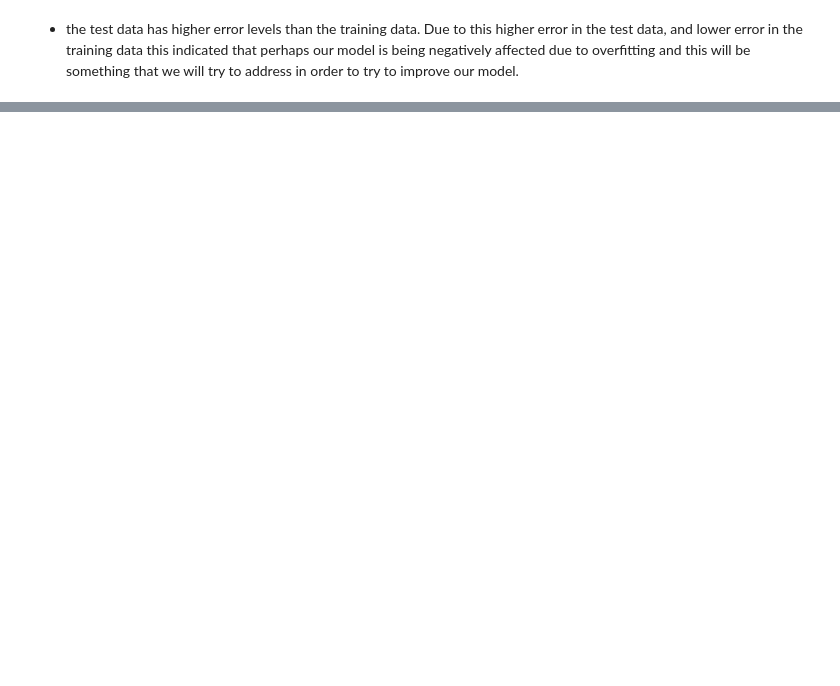
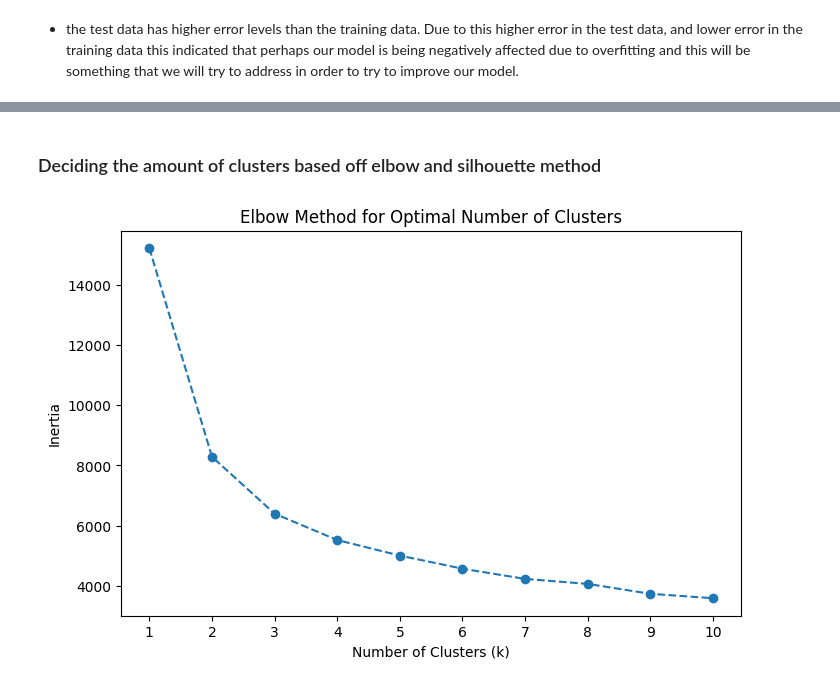
Before and after one commit to joepo95/DTSC-Project-Group-3, a Jupyter notebook: Group Project/sprint5.ipynb, the cells around one changed output, grey strips where cells are left out. Cells and saved outputs as stored; diff of their text form; code cells hidden in the pictures; blank space fills up the shorter version.

```diff
--- a/Group Project/sprint5.ipynb
+++ b/Group Project/sprint5.ipynb
@@ -1019,0 +1338,25 @@ Training RMSE: 101.3116190713241, Test RMSE: 163.48009595779453
+# %% [markdown]
+### Deciding the amount of clusters based off elbow and silhouette method
+# %%
+import matplotlib.pyplot as plt
+from sklearn.cluster import KMeans
+
+# Step 1: Compute inertia for different values of n_clusters
+inertia_values = []
+cluster_range = range(1, 11)  # Test 1 to 10 clusters
+
+for k in cluster_range:
+    kmeans = KMeans(n_clusters=k, random_state=42)
+    kmeans.fit(X_scaled)
+    inertia_values.append(kmeans.inertia_)
+
+# Step 2: Plot the inertia values
+plt.figure(figsize=(8, 5))
+plt.plot(cluster_range, inertia_values, marker='o', linestyle='--')
+plt.title('Elbow Method for Optimal Number of Clusters')
+plt.xlabel('Number of Clusters (k)')
+plt.ylabel('Inertia')
+plt.xticks(cluster_range)
+plt.show()
+# %% [output]
+[figure, added]
```
Also changed, not shown: parts of 37 cells of this notebook, 1 other file.
